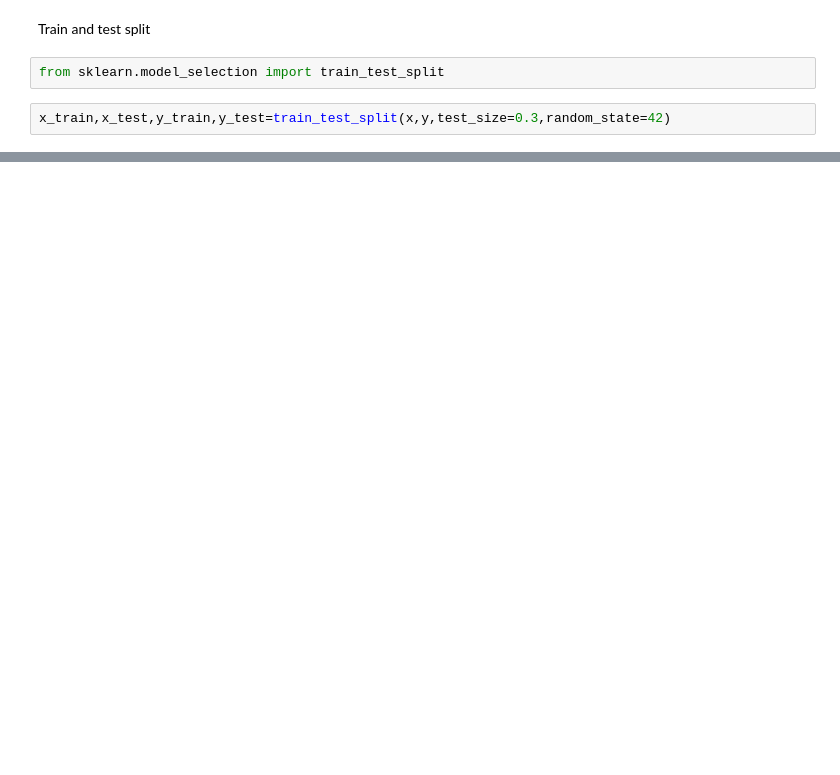
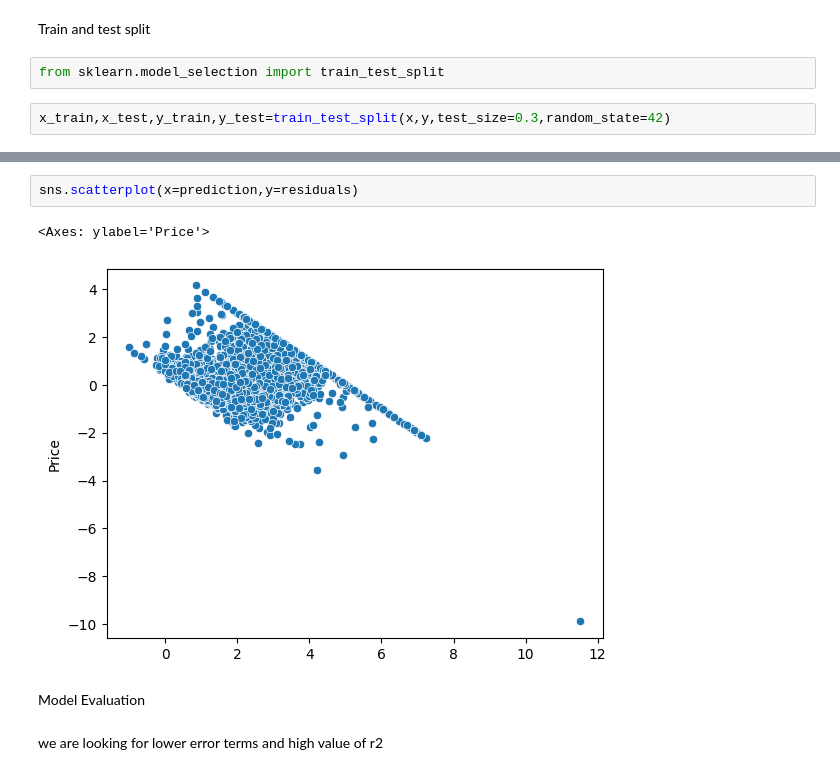
Before and after one commit to tanuj-14/ml, a Jupyter notebook: LinearReg.ipynb, the cells around one changed output, grey strips where cells are left out. Saved outputs shown, nothing was run; the diff lists cells and outputs as text; blank space fills up the shorter version.

```diff
--- a/LinearReg.ipynb
+++ b/LinearReg.ipynb
@@ -190,0 +226,9 @@ sns.boxplot(data=x_train_norm,ax=ax)
+# %%
+sns.scatterplot(x=prediction,y=residuals)
+# %% [output]
+<Axes: ylabel='Price'>
+[figure, added]
+# %% [markdown]
+Model Evaluation
+# %% [markdown]
+we are looking for lower error terms and high value of r2
```
Also changed, not shown: parts of 22 cells of this notebook.
